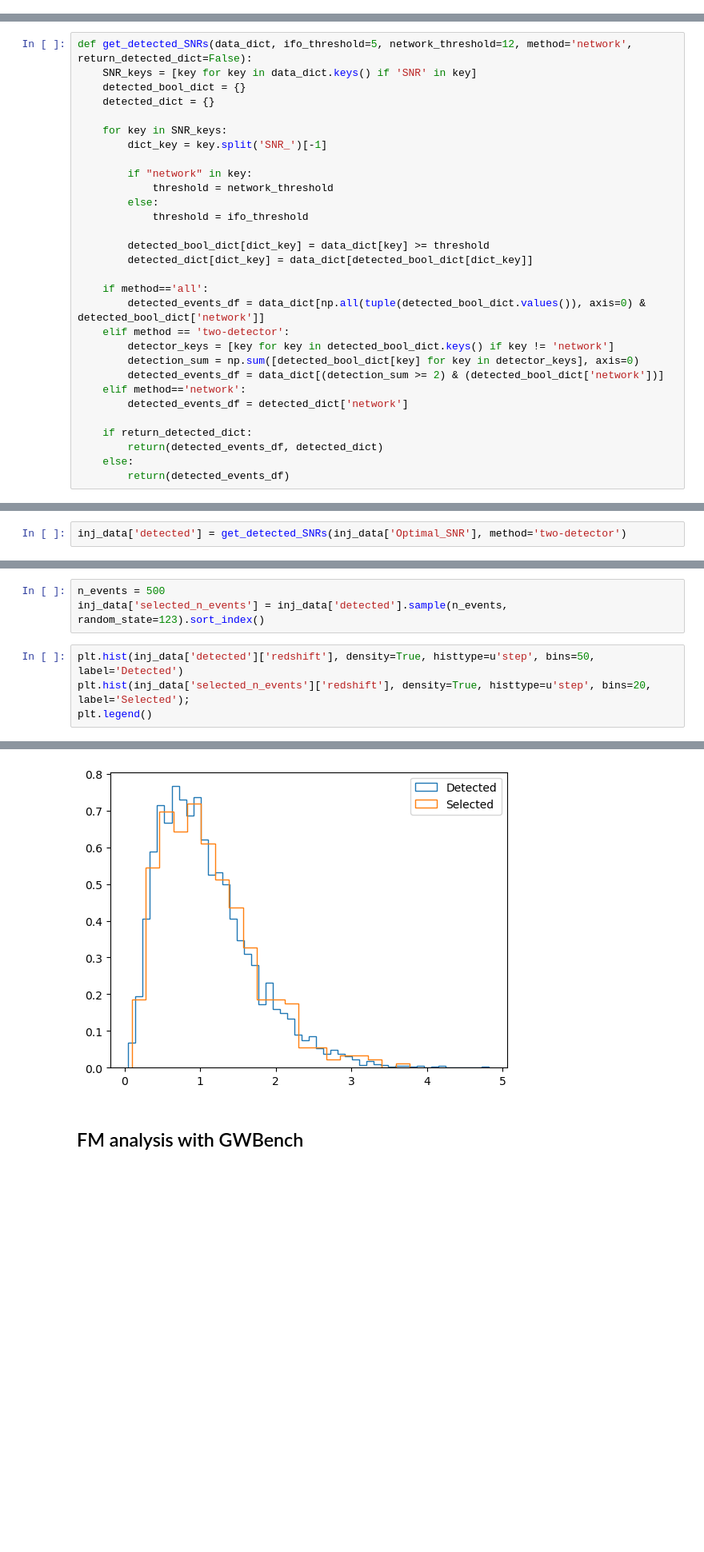
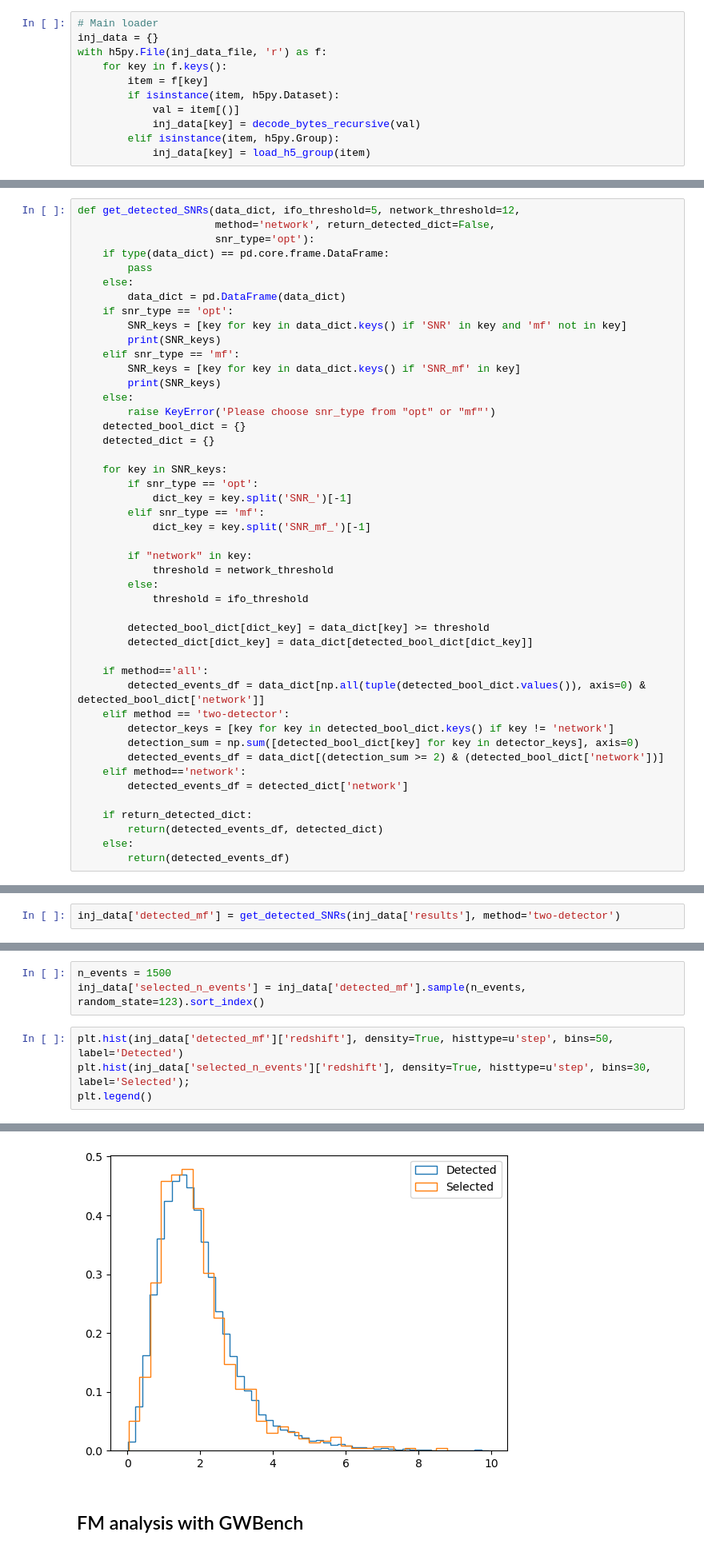
Before and after one commit to divyajyoti09/next_gen_detect, a Jupyter notebook: A-sharp_z_peak_mapping/gwbench_err_calc.ipynb, the cells around one changed output, grey strips where cells are left out. Shown at 80% size. Saved outputs shown, nothing was run; the diff lists cells and outputs as text; blank space fills up the shorter version.

```diff
--- a/A-sharp_z_peak_mapping/gwbench_err_calc.ipynb
+++ b/A-sharp_z_peak_mapping/gwbench_err_calc.ipynb
@@ -22 +47,12 @@ inj_data = dd.io.load(inj_data_file)
+# %%
+# Main loader
+inj_data = {}
+with h5py.File(inj_data_file, 'r') as f:
+    for key in f.keys():
+        item = f[key]
+        if isinstance(item, h5py.Dataset):
+            val = item[()]
+            inj_data[key] = decode_bytes_recursive(val)
+        elif isinstance(item, h5py.Group):
+            inj_data[key] = load_h5_group(item)
 # %%
@@ -36,11 +74,27 @@ Index(['PSD_L1', 'PSD_H1', 'PSD_I1', 'spin1_a', 'spin2_a', 'chi_eff', 'chi_p',
 # %%
-def get_detected_SNRs(data_dict, ifo_threshold=5, network_threshold=12, method='network', return_detected_dict=False):
-    SNR_keys = [key for key in data_dict.keys() if 'SNR' in key]
+def get_detected_SNRs(data_dict, ifo_threshold=5, network_threshold=12,
+                      method='network', return_detected_dict=False,
+                      snr_type='opt'):
+    if type(data_dict) == pd.core.frame.DataFrame:
+        pass
+    else:
+        data_dict = pd.DataFrame(data_dict)
+    if snr_type == 'opt':
+        SNR_keys = [key for key in data_dict.keys() if 'SNR' in key and 'mf' not in key]
+        print(SNR_keys)
+    elif snr_type == 'mf':
+        SNR_keys = [key for key in data_dict.keys() if 'SNR_mf' in key]
+        print(SNR_keys)
+    else:
+        raise KeyError('Please choose snr_type from "opt" or "mf"')
     detected_bool_dict = {}
     detected_dict = {}
 
     for key in SNR_keys:
-        dict_key = key.split('SNR_')[-1]
+        if snr_type == 'opt':
+            dict_key = key.split('SNR_')[-1]
+        elif snr_type == 'mf':
+            dict_key = key.split('SNR_mf_')[-1]
 
         if "network" in key:
             threshold = network_threshold
@@ -66,2 +128,2 @@ def get_detected_SNRs(data_dict, ifo_threshold=5, network_threshold=12, method='
 # %%
-inj_data['detected'] = get_detected_SNRs(inj_data['Optimal_SNR'], method='two-detector')
+inj_data['detected_mf'] = get_detected_SNRs(inj_data['results'], method='two-detector')
@@ -70,13 +138,13 @@ inj_data['detected'] = get_detected_SNRs(inj_data['Optimal_SNR'], method='two-de
 # %%
-n_events = 500
-inj_data['selected_n_events'] = inj_data['detected'].sample(n_events, random_state=123).sort_index()
+n_events = 1500
+inj_data['selected_n_events'] = inj_data['detected_mf'].sample(n_events, random_state=123).sort_index()
 # %%
-plt.hist(inj_data['detected']['redshift'], density=True, histtype=u'step', bins=50, label='Detected')
-plt.hist(inj_data['selected_n_events']['redshift'], density=True, histtype=u'step', bins=20, label='Selected');
+plt.hist(inj_data['detected_mf']['redshift'], density=True, histtype=u'step', bins=50, label='Detected')
+plt.hist(inj_data['selected_n_events']['redshift'], density=True, histtype=u'step', bins=30, label='Selected');
 plt.legend()
 # %% [output]
 <matplotlib.legend.Legend at 0x...>
-[figure, old version]
+[figure, new version]
 # %% [markdown]
 ## FM analysis with GWBench
 # %% [markdown]
```
Also changed, not shown: parts of 18 cells of this notebook, 10 other files.
